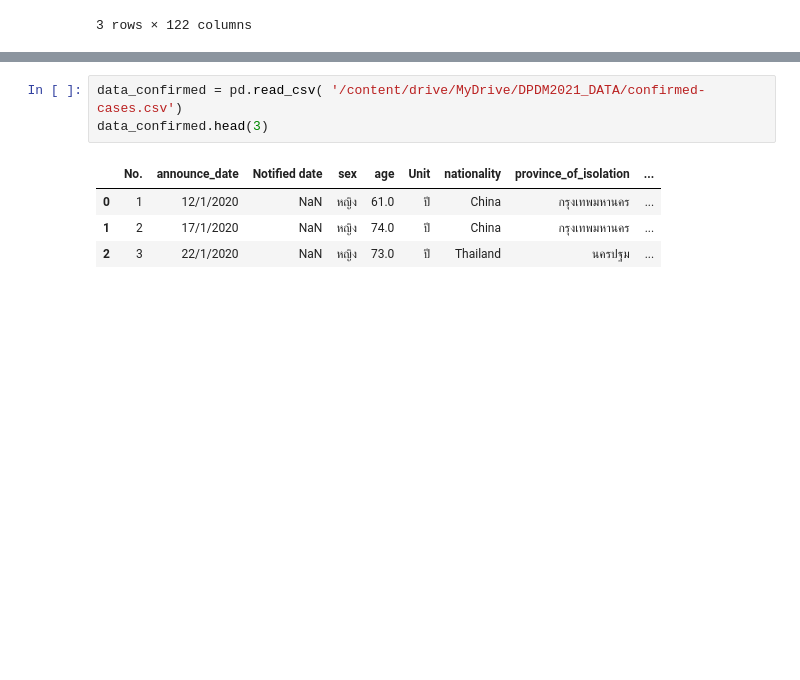
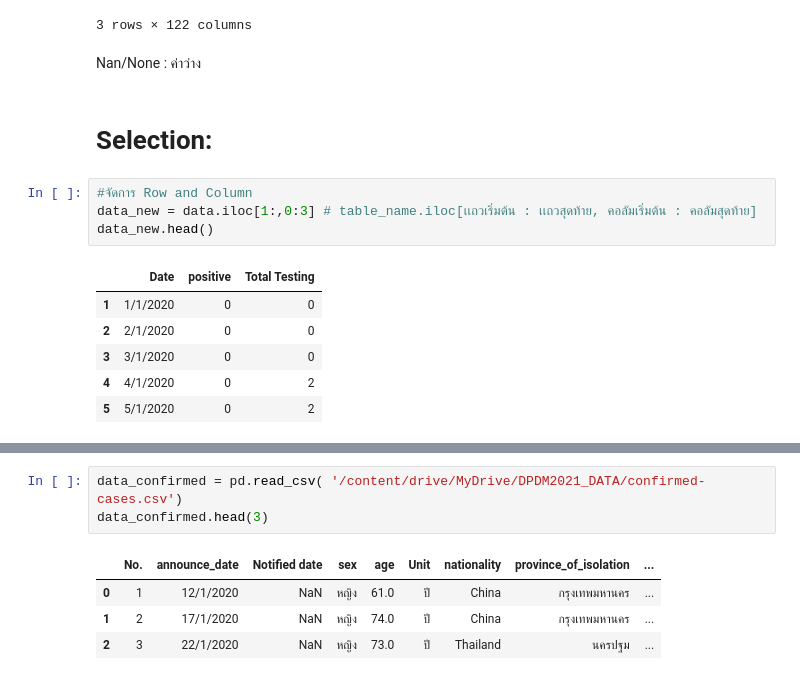
Before and after one commit to Peckkie/DPDM2021, a Jupyter notebook: Data102(Chapter2).ipynb, the cells around one changed output, grey strips where cells are left out. Cells and saved outputs as stored; diff of their text form; blank space fills up the shorter version.

```diff
--- a/Data102(Chapter2).ipynb
+++ b/Data102(Chapter2).ipynb
@@ -30,3 +30,18 @@ data.head(3) # table_name.head(3) เเสดงเเค่ข้อมูล
 | 1 | 1/1/2020 | 0 | 0 | NaN | NaN | NaN | NaN | NaN | ... |
 | 2 | 2/1/2020 | 0 | 0 | NaN | NaN | NaN | NaN | NaN | ... |
 3 rows × 122 columns
+# %% [markdown]
+Nan/None : ค่าว่าง
+# %% [markdown]
+# Selection:
+# %%
+#จัดการ Row and Column
+data_new = data.iloc[1:,0:3] # table_name.iloc[เเถวเริ่มต้น : เเถวสุดท้าย, คอลัมเริ่มต้น : คอลัมสุดท้าย]
+data_new.head()
+# %% [output]
+|  | Date | positive | Total Testing |
+| 1 | 1/1/2020 | 0 | 0 |
+| 2 | 2/1/2020 | 0 | 0 |
+| 3 | 3/1/2020 | 0 | 0 |
+| 4 | 4/1/2020 | 0 | 2 |
+| 5 | 5/1/2020 | 0 | 2 |
```
Also changed, not shown: parts of 7 cells of this notebook.
